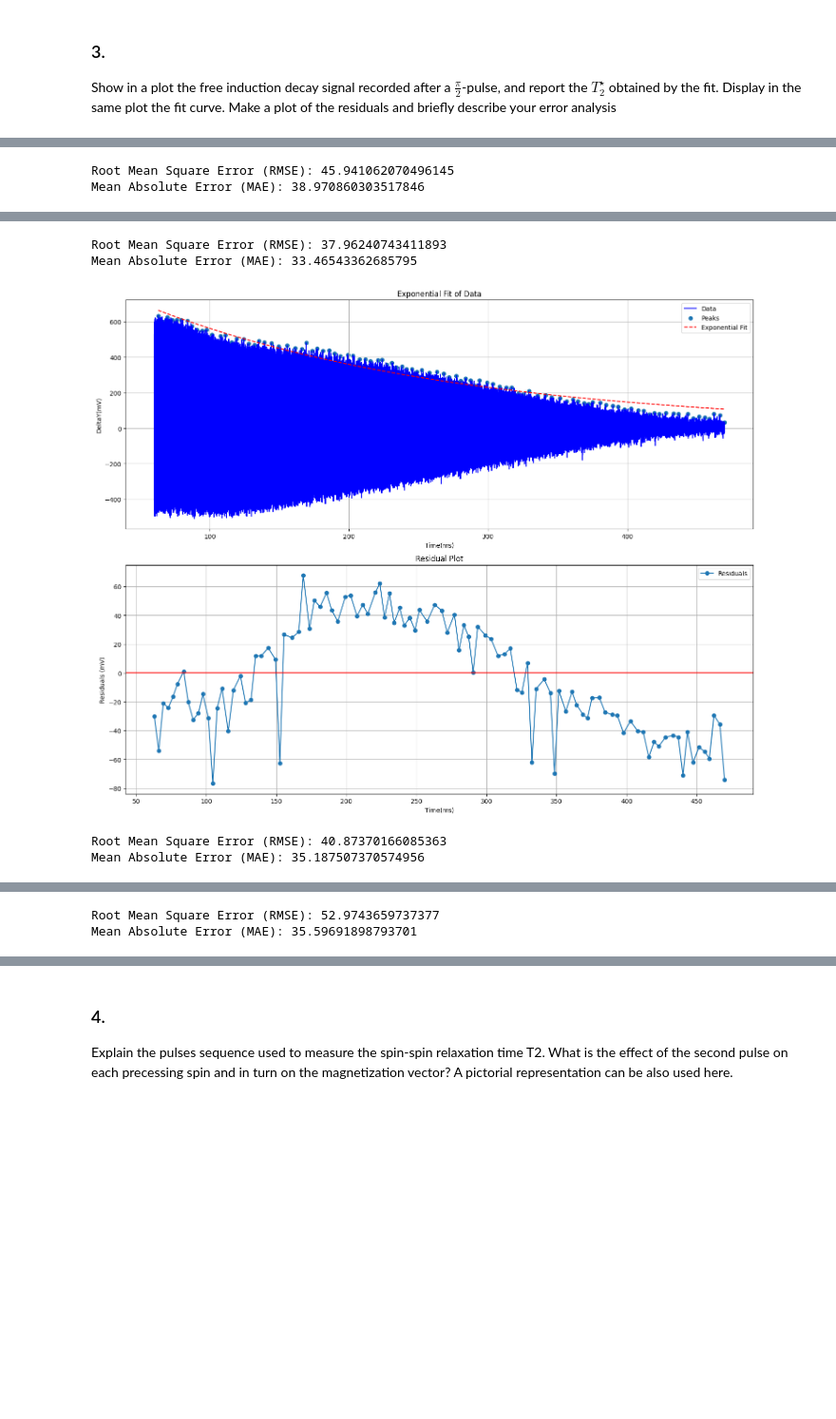
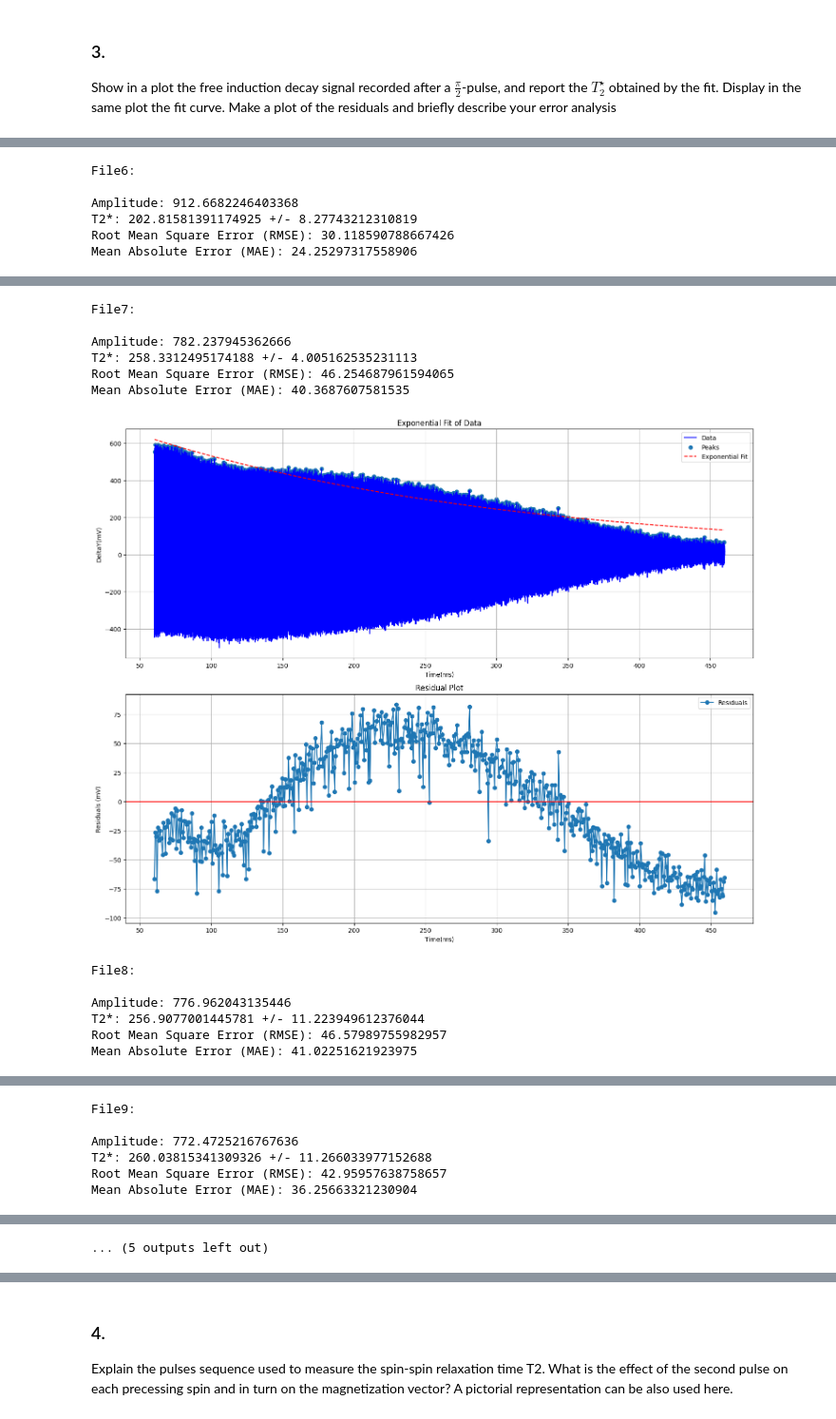
Before and after one commit to sdracia/Quantum-Hardware, a Jupyter notebook: project.ipynb, the cells around one changed output, grey strips where cells are left out. Shown at 95% size. Saved outputs shown, nothing was run; the diff lists cells and outputs as text; code cells hidden in the pictures; blank space fills up the shorter version.

```diff
--- a/project.ipynb
+++ b/project.ipynb
@@ -70,8 +114,10 @@ Show in a plot the free induction decay signal recorded after a $\frac{\pi}{2}$-
 def exponential_func(x, a, tau):
     return a * np.exp(-x / tau)
 
+T2_values = []
+
 # Iterate over the files
-for i in range(1, 14):
+for i in range(6, 14):
     # Read the CSV file
     filename = f"File{i}/File{i}_fid.csv"
     fid_signal = pd.read_csv(filename, engine="python")
@@ -87,7 +133,7 @@ for i in range(1, 14):
     fig, axes = plt.subplots(nrows=2, ncols=1, figsize=(15, 12))
 
     # Find peaks and perform exponential fit
-    peaks_ind, _ = find_peaks(fid_signal.iloc[:, 1], height=0, prominence=0.5, distance=300)
+    peaks_ind, _ = find_peaks(fid_signal.iloc[:, 1], height=0, prominence=0.5, distance=100)
     x_peaks = fid_signal.iloc[:, 0][peaks_ind]
     peaks = fid_signal.iloc[:, 1][peaks_ind]
     popt, pcov = curve_fit(exponential_func, x_peaks, peaks, p0=[600, 200])
@@ -120,13 +166,26 @@ for i in range(1, 14):
     rmse = np.sqrt(np.mean(residuals**2))
     mae = np.mean(np.abs(residuals))
 
-    # Print RMSE and MAE
+    T2_values.append([popt[1], std_dev_T2])
+
+    # Print file
+    print(f"File{i}:\n")
+    # Print popt
+    print(f"Amplitude: {popt[0]}")
+    print(f"T2*: {popt[1]} +/- {std_dev_T2}")
+
     print("Root Mean Square Error (RMSE):", rmse)
     print("Mean Absolute Error (MAE):", mae)
 
     # Show the figure for the current cycle
     plt.tight_layout()
     plt.show()
+
+print(np.mean([T2_values[i][0] for i in range(0, len(T2_values))]))
 # %% [output]
-Root Mean Square Error (RMSE): 45.941062070496145
-Mean Absolute Error (MAE): 38.970860303517846
+File6:
+
+Amplitude: 912.6682246403368
+T2*: 202.81581391174925 +/- 8.27743212310819
+Root Mean Square Error (RMSE): 30.118590788667426
+Mean Absolute Error (MAE): 24.25297317558906
@@ -134,5 +193,13 @@ Mean Absolute Error (MAE): 38.970860303517846
-Root Mean Square Error (RMSE): 37.96240743411893
-Mean Absolute Error (MAE): 33.46543362685795
+File7:
+
+Amplitude: 782.237945362666
+T2*: 258.3312495174188 +/- 4.005162535231113
+Root Mean Square Error (RMSE): 46.254687961594065
+Mean Absolute Error (MAE): 40.3687607581535
-[figure, old version]
+[figure, new version]
-Root Mean Square Error (RMSE): 40.87370166085363
-Mean Absolute Error (MAE): 35.187507370574956
+File8:
+
+Amplitude: 776.962043135446
+T2*: 256.9077001445781 +/- 11.223949612376044
+Root Mean Square Error (RMSE): 46.57989755982957
+Mean Absolute Error (MAE): 41.02251621923975
@@ -140,2 +207,6 @@ Mean Absolute Error (MAE): 35.187507370574956
-Root Mean Square Error (RMSE): 52.9743659737377
-Mean Absolute Error (MAE): 35.59691898793701
+File9:
+
+Amplitude: 772.4725216767636
+T2*: 260.03815341309326 +/- 11.266033977152688
+Root Mean Square Error (RMSE): 42.95957638758657
+Mean Absolute Error (MAE): 36.25663321230904
@@ -142,0 +228 @@ Mean Absolute Error (MAE): 35.59691898793701
+... (5 outputs left out)
```
Also changed, not shown: parts of 9 cells of this notebook, 1 other file.
